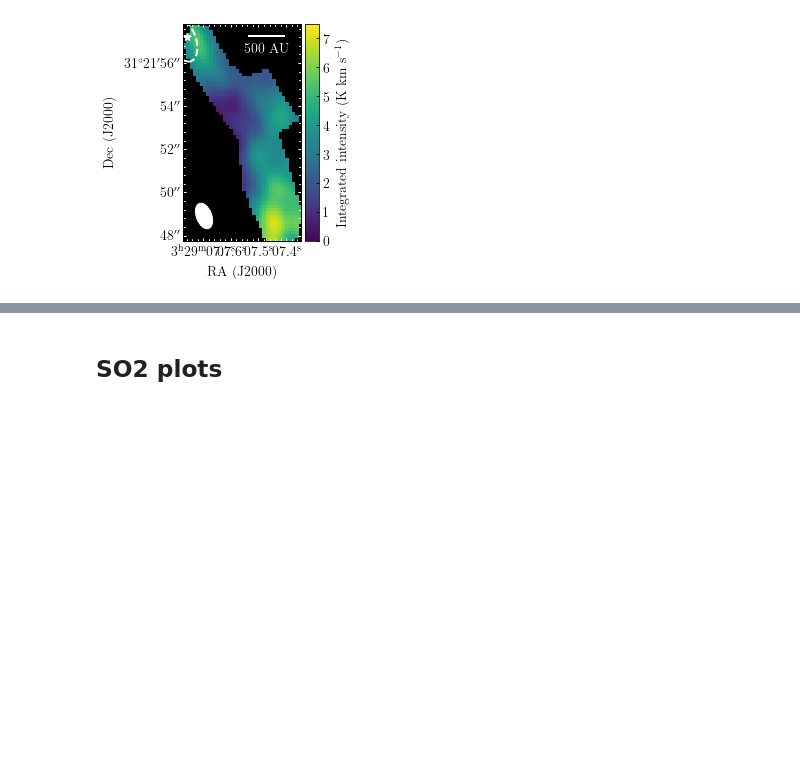
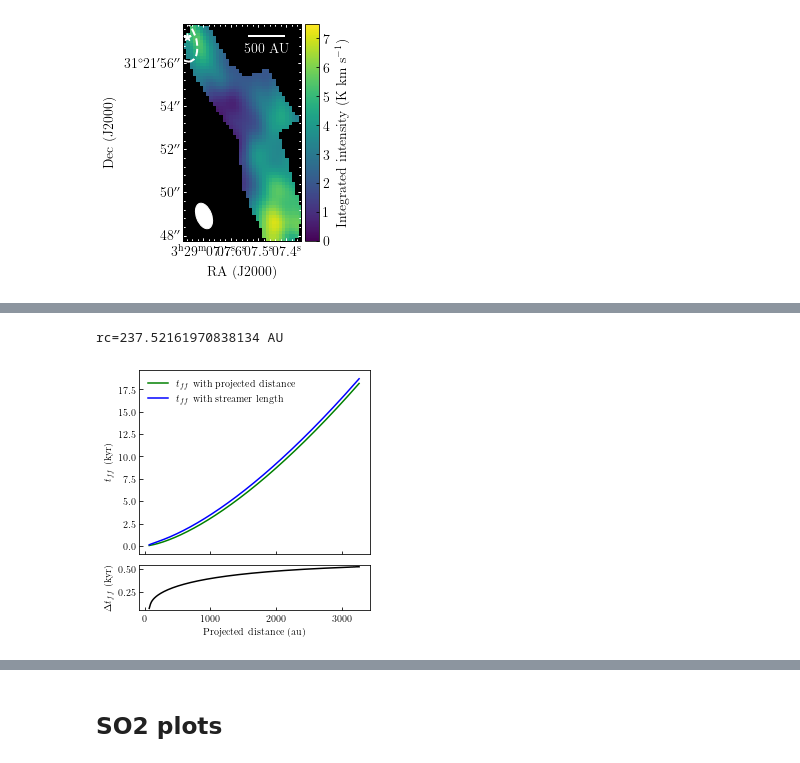
Before and after one commit to tere-valdivia/Per-emb-50_results, a Jupyter notebook: Data_figures.ipynb, the cells around one changed output, grey strips where cells are left out. Saved outputs shown, nothing was run; the diff lists cells and outputs as text; code cells hidden in the pictures; blank space fills up the shorter version.

```diff
--- a/Data_figures.ipynb
+++ b/Data_figures.ipynb
@@ -1269,0 +1306,61 @@ fig.ax.xaxis.label_position
+# %%
+from astropy.constants import G
+def t_freefall(r, M):
+    '''
+    r must be a AU Quantity
+    M must be a M_sun Quantity
+    Returns free-fall time in yr Quantity
+    '''
+    t= np.sqrt((r)**3/(G * M)).decompose().to(u.yr)
+    return t
+
+
+saveaction = 0
+
+# Load the streamline results
+modelname = 'H2CO_0.39Msun_env'
+fileinpickle = 'analysis/streamer_model_'+modelname+'_params'
+pickle_in = open(fileinpickle +'.pickle', "rb")
+streamdict = pickle.load(pickle_in)
+# Load source params
+M_s = 1.71*u.Msun # was 2.9
+M_env = 0.39*u.Msun
+M_disk = 0.58*u.Msun
+Mstar = (M_s+M_env+M_disk)
+omega0 = streamdict['omega0']
+r0 = streamdict['r0']
+theta0 = streamdict['theta0']
+phi0 = streamdict['phi0']
+v_r0 = streamdict['v_r0']
+inc = streamdict['inc']
+PA_ang = streamdict['PA']
+# calculate streamline
+(x1, y1, z1), (vx1, vy1, vz1) = SL.xyz_stream(
+    mass=Mstar, r0=r0, theta0=theta0, phi0=phi0,
+    omega=omega0, v_r0=v_r0, inc=inc, pa=PA_ang, rmin=10*u.au)
+rc = SL.r_cent(mass=Mstar, omega=omega0, r0=r0)
+dist_streamer = np.sqrt(x1**2+y1**2+z1**2)
+dist_projected = np.sqrt(x1**2+z1**2)
+
+t_ff_projected = t_freefall(dist_projected, Mstar)
+t_ff_stream = t_freefall(dist_streamer, Mstar)
+
+fig4 = plt.figure(figsize=(4,4))
+gs = gridspec.GridSpec(2, 1, height_ratios=[4, 1])
+ax4 = plt.subplot(gs[0])
+ax4.plot(dist_projected.value, t_ff_projected/1e3,'g-', label=r'$t_{ff}$ with projected distance')
+ax4.plot(dist_projected.value, t_ff_stream/1e3,'b-', label=r'$t_{ff}$ with streamer length')
+ax4.set_ylabel(r'$t_{ff}$ (kyr)')
+ax4.legend(frameon=False)
+ax5 = plt.subplot(gs[1], sharex = ax4)
+ax5.plot(dist_projected.value, (t_ff_stream-t_ff_projected)/1e3, 'k-')
+ax5.set_xlabel('Projected distance (au)')
+ax5.set_ylabel(r'$\Delta t_{ff}$ (kyr)')
+plt.setp(ax4.get_xticklabels(), visible=False)
+plt.subplots_adjust(hspace=.0)
+plt.tight_layout()
+if saveaction:
+  fig4.savefig(fileinpickle+'_distance_projection_wdiff.pdf', dpi=300, bbox_inches='tight')
+# %% [output]
+rc=237.52161970838134 AU
+[figure, added]
```
Also changed, not shown: parts of 6 cells of this notebook, 26 other files.
